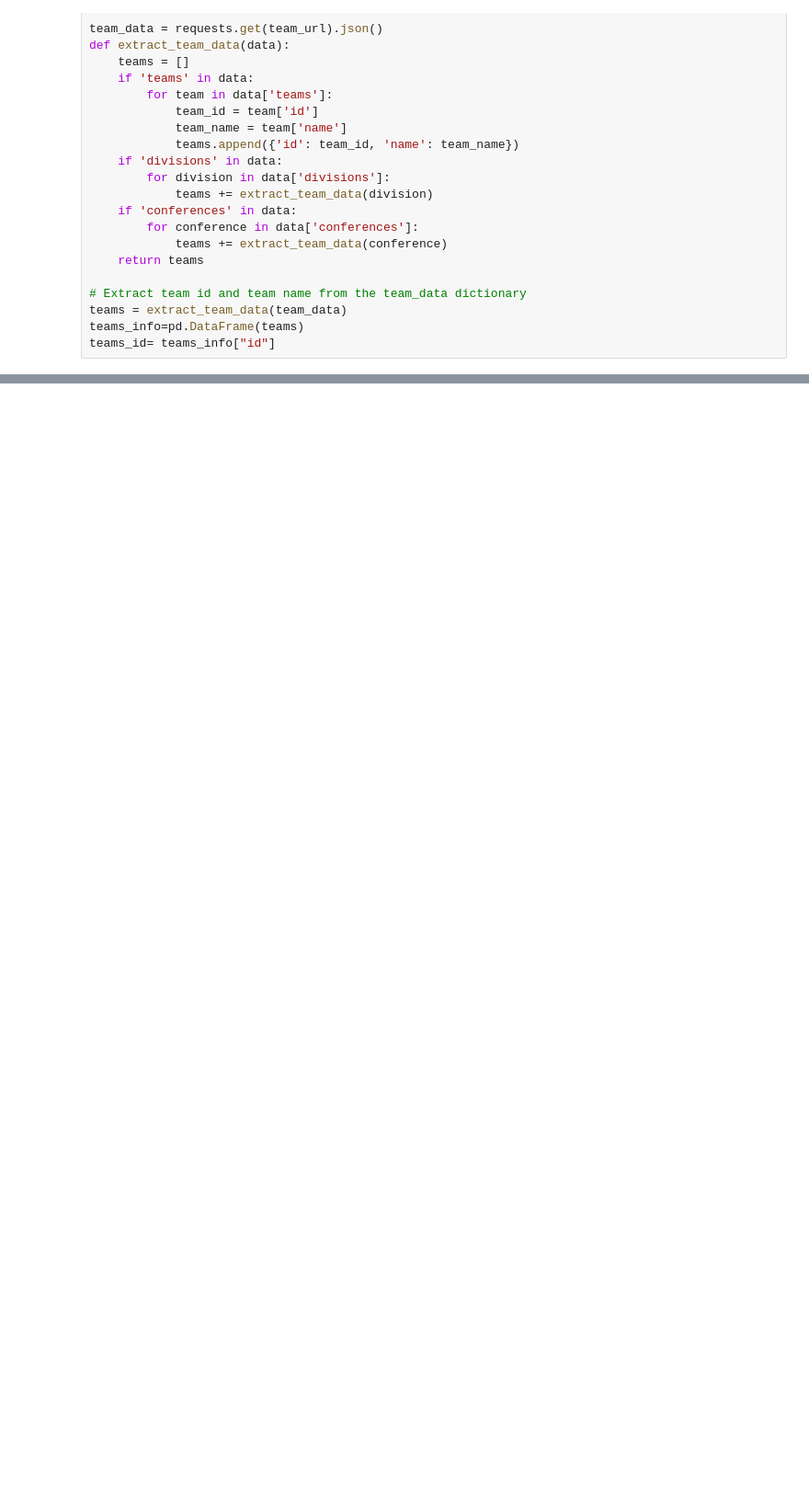
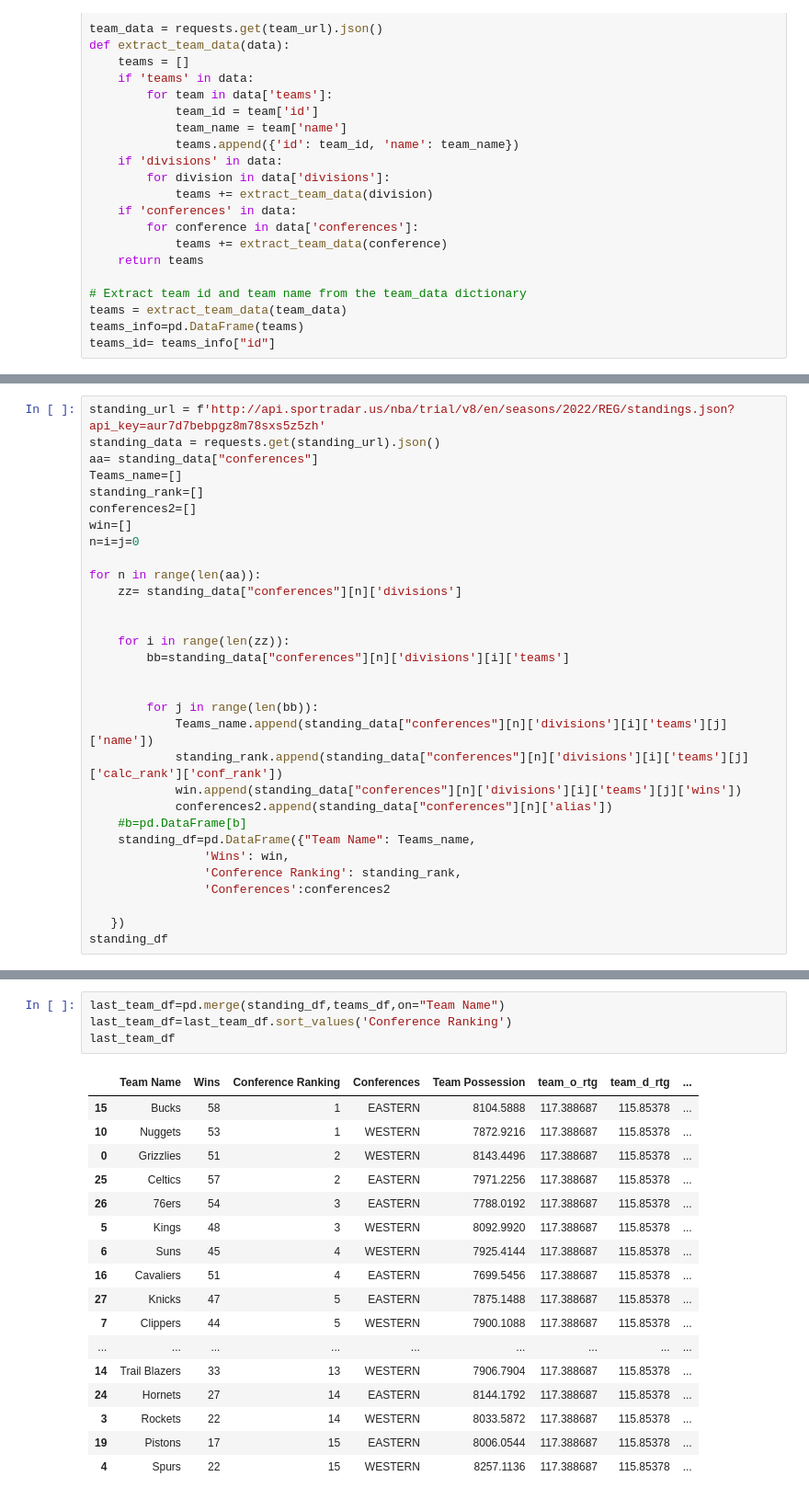
Before and after one commit to ollayyy/project_one, a Jupyter notebook: test.ipynb, the cells around one changed output, grey strips where cells are left out. Shown at 92% size. Drawn from its saved outputs; the diff is of its cells as text; blank space fills up the shorter version.

```diff
--- a/test.ipynb
+++ b/test.ipynb
@@ -120,0 +141,31 @@ teams_df
+# %%
+standing_url = f'http://api.sportradar.us/nba/trial/v8/en/seasons/2022/REG/standings.json?api_key=aur7d7bebpgz8m78sxs5z5zh'
+standing_data = requests.get(standing_url).json()
+aa= standing_data["conferences"]
+Teams_name=[]
+standing_rank=[]
+conferences2=[]
+win=[]
+n=i=j=0
+
+for n in range(len(aa)):
+    zz= standing_data["conferences"][n]['divisions']
+
+
+    for i in range(len(zz)):
+        bb=standing_data["conferences"][n]['divisions'][i]['teams']
+
+
+        for j in range(len(bb)):
+            Teams_name.append(standing_data["conferences"][n]['divisions'][i]['teams'][j]['name'])
+            standing_rank.append(standing_data["conferences"][n]['divisions'][i]['teams'][j]['calc_rank']['conf_rank'])
+            win.append(standing_data["conferences"][n]['divisions'][i]['teams'][j]['wins'])
+            conferences2.append(standing_data["conferences"][n]['alias'])
+    #b=pd.DataFrame[b]
+    standing_df=pd.DataFrame({"Team Name": Teams_name,
+                'Wins': win,
+                'Conference Ranking': standing_rank,
+                'Conferences':conferences2
+
+   })
+standing_df
@@ -120,0 +190,22 @@ teams_df
+# %%
+last_team_df=pd.merge(standing_df,teams_df,on="Team Name")
+last_team_df=last_team_df.sort_values('Conference Ranking')
+last_team_df
+# %% [output]
+|  | Team Name | Wins | Conference Ranking | Conferences | Team Possession | team_o_rtg | team_d_rtg | ... |
+| 15 | Bucks | 58 | 1 | EASTERN | 8104.5888 | 117.388687 | 115.85378 | ... |
+| 10 | Nuggets | 53 | 1 | WESTERN | 7872.9216 | 117.388687 | 115.85378 | ... |
+| 0 | Grizzlies | 51 | 2 | WESTERN | 8143.4496 | 117.388687 | 115.85378 | ... |
+| 25 | Celtics | 57 | 2 | EASTERN | 7971.2256 | 117.388687 | 115.85378 | ... |
+| 26 | 76ers | 54 | 3 | EASTERN | 7788.0192 | 117.388687 | 115.85378 | ... |
+| 5 | Kings | 48 | 3 | WESTERN | 8092.9920 | 117.388687 | 115.85378 | ... |
+| 6 | Suns | 45 | 4 | WESTERN | 7925.4144 | 117.388687 | 115.85378 | ... |
+| 16 | Cavaliers | 51 | 4 | EASTERN | 7699.5456 | 117.388687 | 115.85378 | ... |
+| 27 | Knicks | 47 | 5 | EASTERN | 7875.1488 | 117.388687 | 115.85378 | ... |
+| 7 | Clippers | 44 | 5 | WESTERN | 7900.1088 | 117.388687 | 115.85378 | ... |
+| ... | ... | ... | ... | ... | ... | ... | ... | ... |
+| 14 | Trail Blazers | 33 | 13 | WESTERN | 7906.7904 | 117.388687 | 115.85378 | ... |
+| 24 | Hornets | 27 | 14 | EASTERN | 8144.1792 | 117.388687 | 115.85378 | ... |
+| 3 | Rockets | 22 | 14 | WESTERN | 8033.5872 | 117.388687 | 115.85378 | ... |
+| 19 | Pistons | 17 | 15 | EASTERN | 8006.0544 | 117.388687 | 115.85378 | ... |
+| 4 | Spurs | 22 | 15 | WESTERN | 8257.1136 | 117.388687 | 115.85378 | ... |
```
Also changed, not shown: parts of 2 cells of this notebook.
